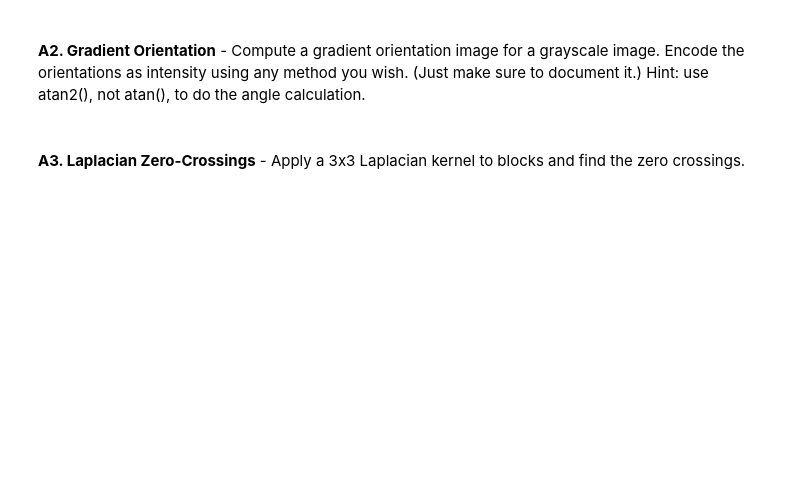
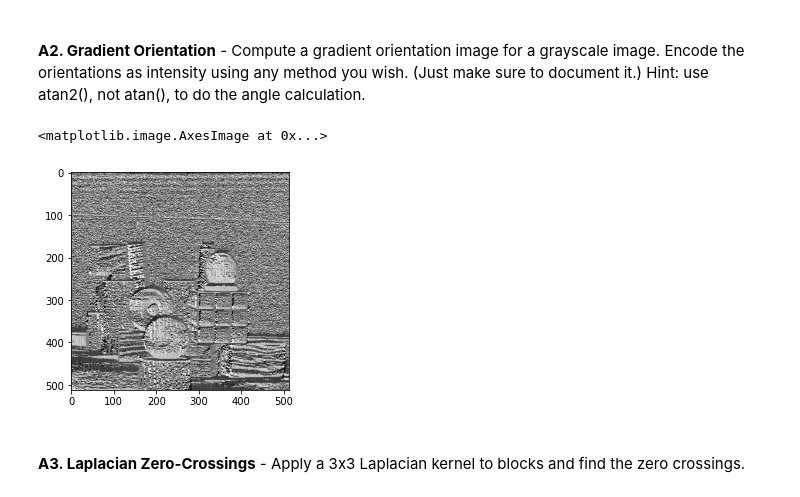
Before and after one commit to davidcGIThub/computer_vision_assignments, a Jupyter notebook: proj1-edges-hough/Project1-Edges-Hough.ipynb, the cells around one changed output. Drawn from its saved outputs; the diff is of its cells as text; code cells hidden in the pictures; blank space fills up the shorter version.

```diff
--- a/proj1-edges-hough/Project1-Edges-Hough.ipynb
+++ b/proj1-edges-hough/Project1-Edges-Hough.ipynb
@@ -49,2 +62,11 @@ blocks.png:
+# %%
+y_gradients_image = ndimage.convolve(blocks_image.astype(int),y_gradient_kernel)
+x_gradients_image = ndimage.convolve(blocks_image.astype(int),x_gradient_kernel)
+orientations = np.arctan2(y_gradients_image,x_gradients_image)
+orientations = (orientations + np.pi) * 255/(2*np.pi)
+plt.imshow(orientations.astype(int),cmap="gray",vmin=0,vmax=255)
+# %% [output]
+<matplotlib.image.AxesImage at 0x...>
+[figure, added]
 # %% [markdown]
 <br><b>A3. Laplacian Zero-Crossings</b> - Apply a 3x3 Laplacian kernel to blocks and find the zero crossings.
```
Also changed, not shown: parts of 9 cells of this notebook, 2 other files.
